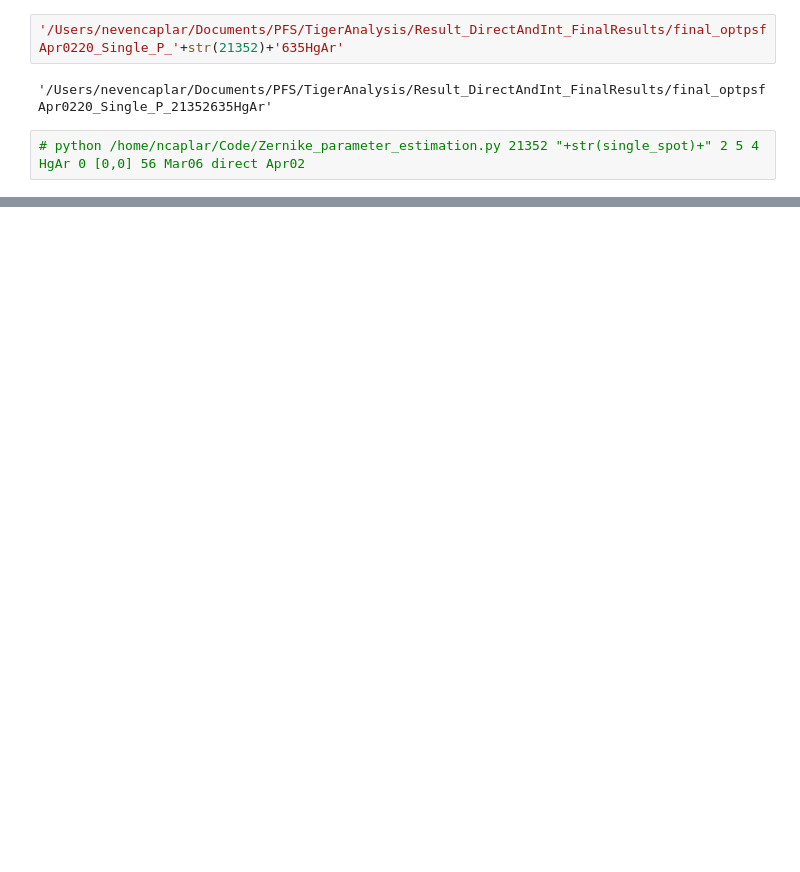
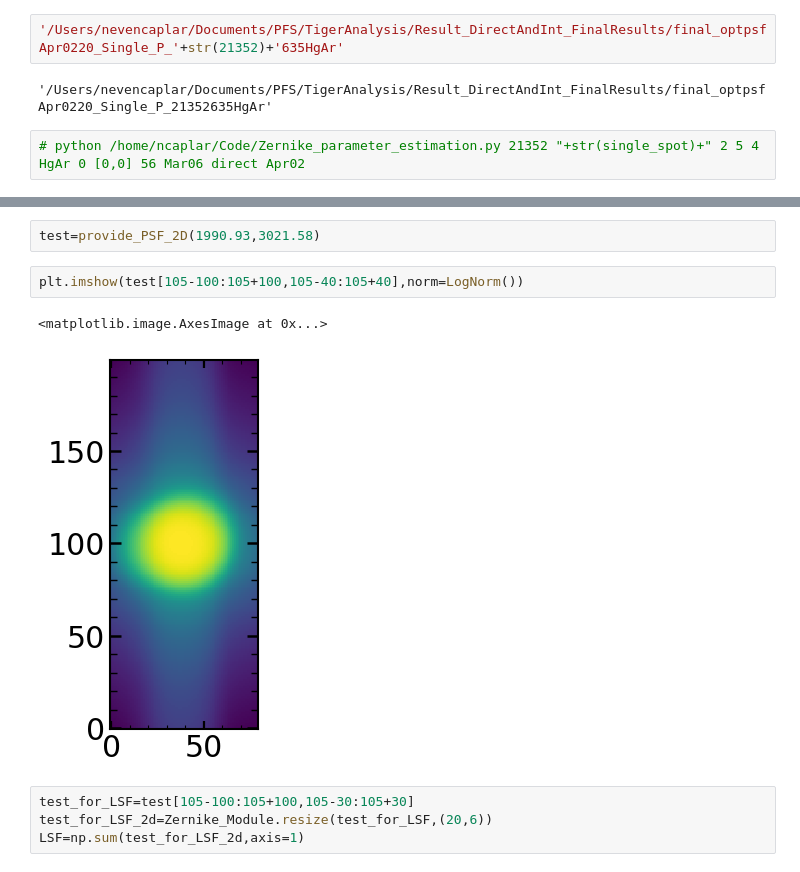
Before and after one commit to Subaru-PFS/dev_2ddrp, a Jupyter notebook: 2d_PSF_code/Zernike_Work_Mar_Apr_2020.ipynb, the cells around one changed output, grey strips where cells are left out. Cells and saved outputs as stored; diff of their text form; blank space fills up the shorter version.

```diff
--- a/2d_PSF_code/Zernike_Work_Mar_Apr_2020.ipynb
+++ b/2d_PSF_code/Zernike_Work_Mar_Apr_2020.ipynb
@@ -3149,0 +3239,11 @@ plt.imshow(HgAr_single_image_m3-sci_image_m3,cmap=plt.get_cmap('bwr'),vmax=np.ma
+# %%
+test=provide_PSF_2D(1990.93,3021.58)
+# %%
+plt.imshow(test[105-100:105+100,105-40:105+40],norm=LogNorm())
+# %% [output]
+<matplotlib.image.AxesImage at 0x...>
+[figure, added]
+# %%
+test_for_LSF=test[105-100:105+100,105-30:105+30]
+test_for_LSF_2d=Zernike_Module.resize(test_for_LSF,(20,6))
+LSF=np.sum(test_for_LSF_2d,axis=1)
```
Also changed, not shown: parts of 42 cells of this notebook.
